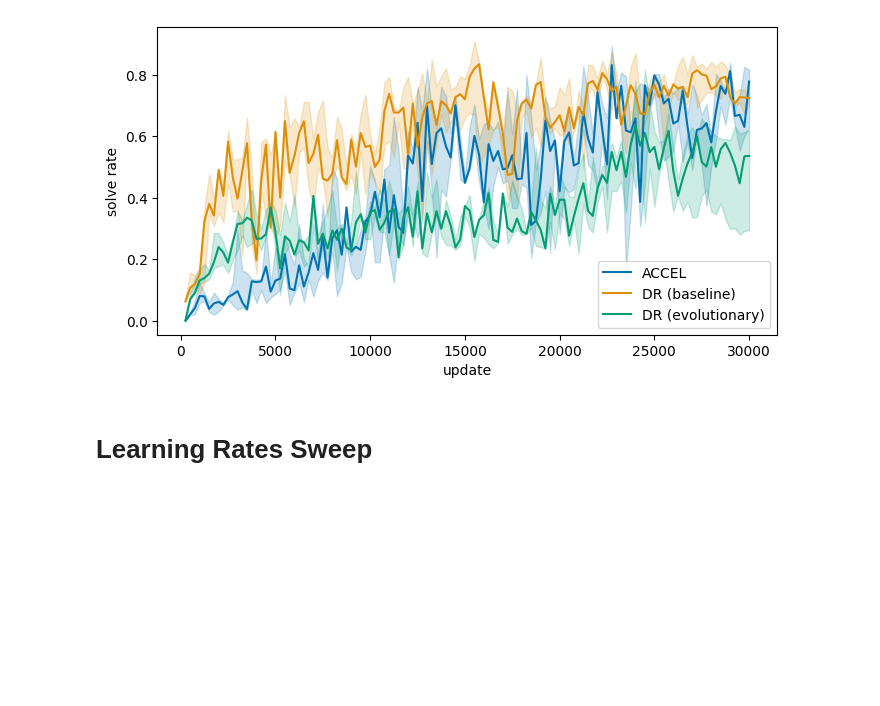
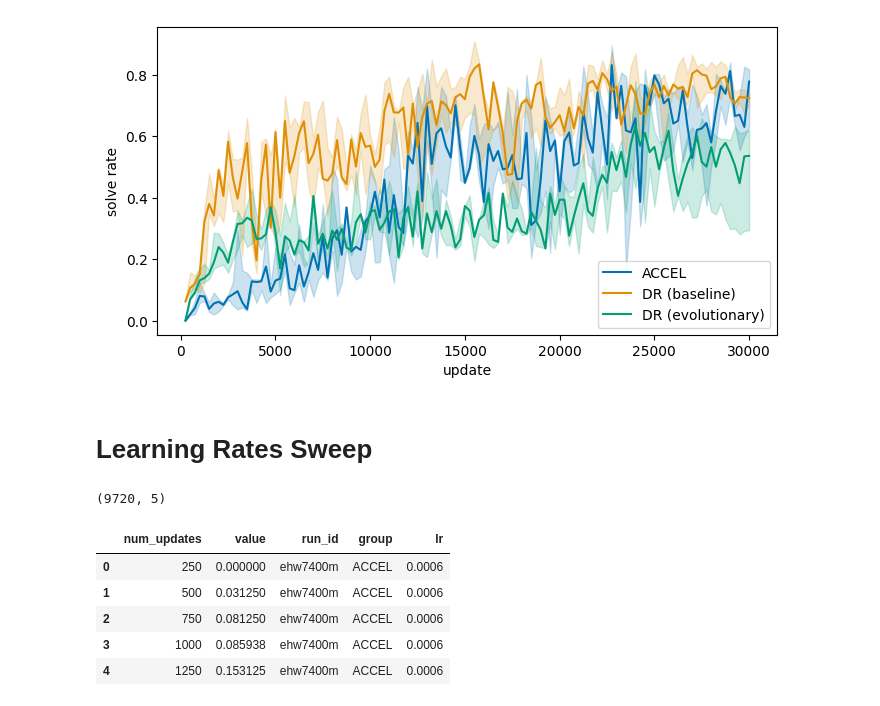
Before and after one commit to callum-lawson/evo-ued, a Jupyter notebook: notebooks/performance_training_runs.ipynb, the cells around one changed output. Cells and saved outputs as stored; diff of their text form; code cells hidden in the pictures; blank space fills up the shorter version.

```diff
--- a/notebooks/performance_training_runs.ipynb
+++ b/notebooks/performance_training_runs.ipynb
@@ -293,12 +293,24 @@ plot_training_runs(add_dict_plot[y_label][plot_type], step_key=STEP, palette_map
 # Learning Rates Sweep
 # %%
 from scripts.utils_wandb import collect_histories_from_run_mapping
+CFG_PATH_LR_SWEEP = "/home/callum/projects/evo-ued/config/updates30k_lr_sweep.json"
+
+runmap_lr_sweep = load_runname_group_map_from_file(CFG_PATH_LR_SWEEP)
+
 df = collect_histories_from_run_mapping(
-    ENTITY, PROJECT, runmap,
+    ENTITY, PROJECT, runmap_lr_sweep,
     step_key="num_updates", metric_key=METRIC_SOLVE,
     attach_config_keys=["lr"],
     samples=SAMPLES,   # important: fetch rows
     refresh=True
 )
 print(df.shape)
 df.head()
+# %% [output]
+(9720, 5)
+|  | num_updates | value | run_id | group | lr |
+| 0 | 250 | 0.000000 | ehw7400m | ACCEL | 0.0006 |
+| 1 | 500 | 0.031250 | ehw7400m | ACCEL | 0.0006 |
+| 2 | 750 | 0.081250 | ehw7400m | ACCEL | 0.0006 |
+| 3 | 1000 | 0.085938 | ehw7400m | ACCEL | 0.0006 |
+| 4 | 1250 | 0.153125 | ehw7400m | ACCEL | 0.0006 |
```
Also changed, not shown: parts of 2 cells of this notebook, 2 other files.
